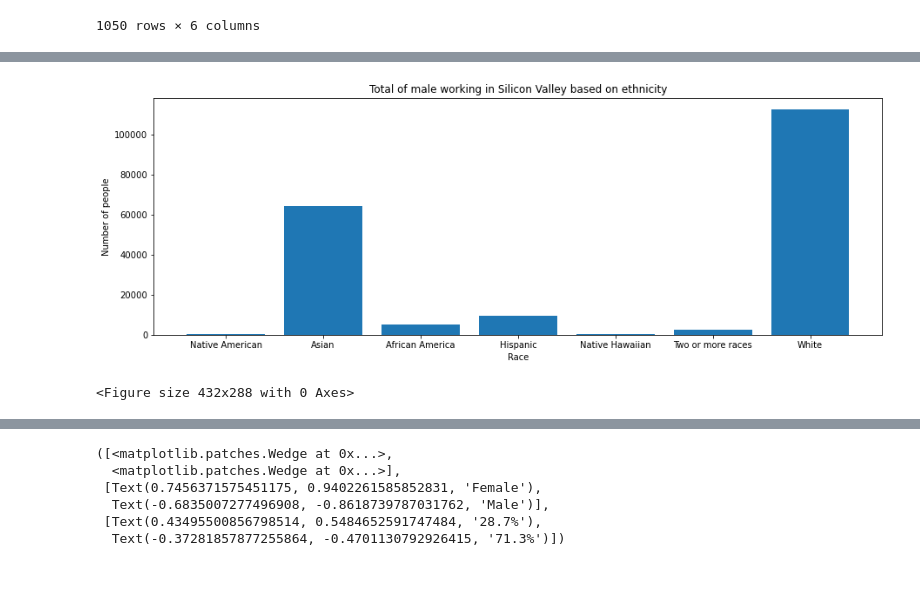
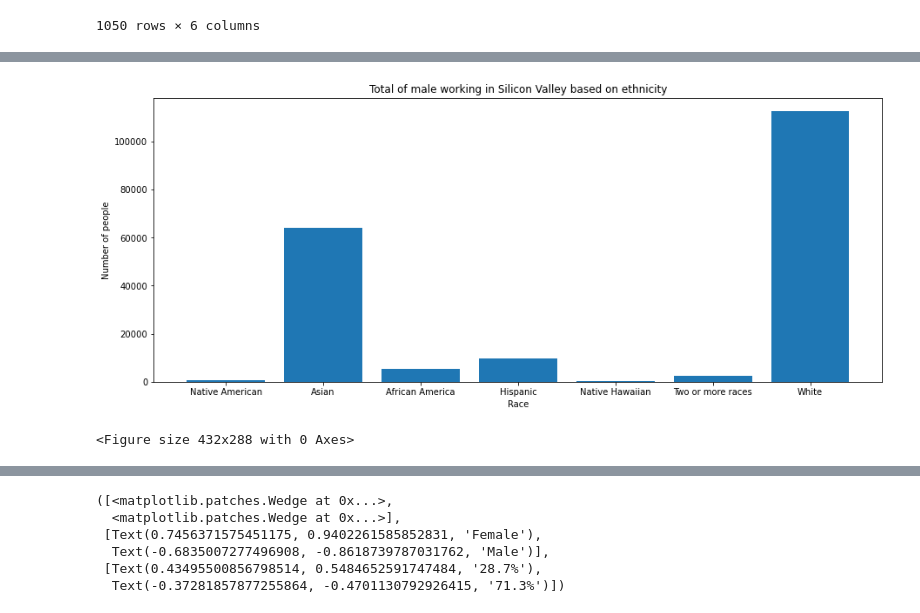
Before and after one commit to tritchlin/group-project1, a Jupyter notebook: project1.ipynb, the cells around one changed output, grey strips where cells are left out. Drawn from its saved outputs; the diff is of its cells as text; code cells hidden in the pictures; blank space fills up the shorter version.

```diff
--- a/project1.ipynb
+++ b/project1.ipynb
@@ -77,18 +77,18 @@ plt.tight_layout()
 # %%
 race_data =male_data_df.groupby("race")["count"]
 race_data_plot = race_data.sum().to_frame().reset_index()
 
 race_amount = race_data_plot["count"]
 race_labels = ("Native American", "Asian", "African America", "Hispanic","Native Hawaiian", "Two or more races", "White")
 
-plt.figure(figsize=(15,))
+plt.figure(figsize=(15,6))
 plt.bar(race_labels, race_amount)
 plt.xlabel("Race")
 plt.ylabel("Number of people")
 plt.title("Total of male working in Silicon Valley based on ethnicity")
 
 plt.show()
 plt.tight_layout()
 # %% [output]
-[figure, old version]
+[figure, new version]
 <Figure size 432x288 with 0 Axes>
```
Also changed, not shown: parts of 3 cells of this notebook.
